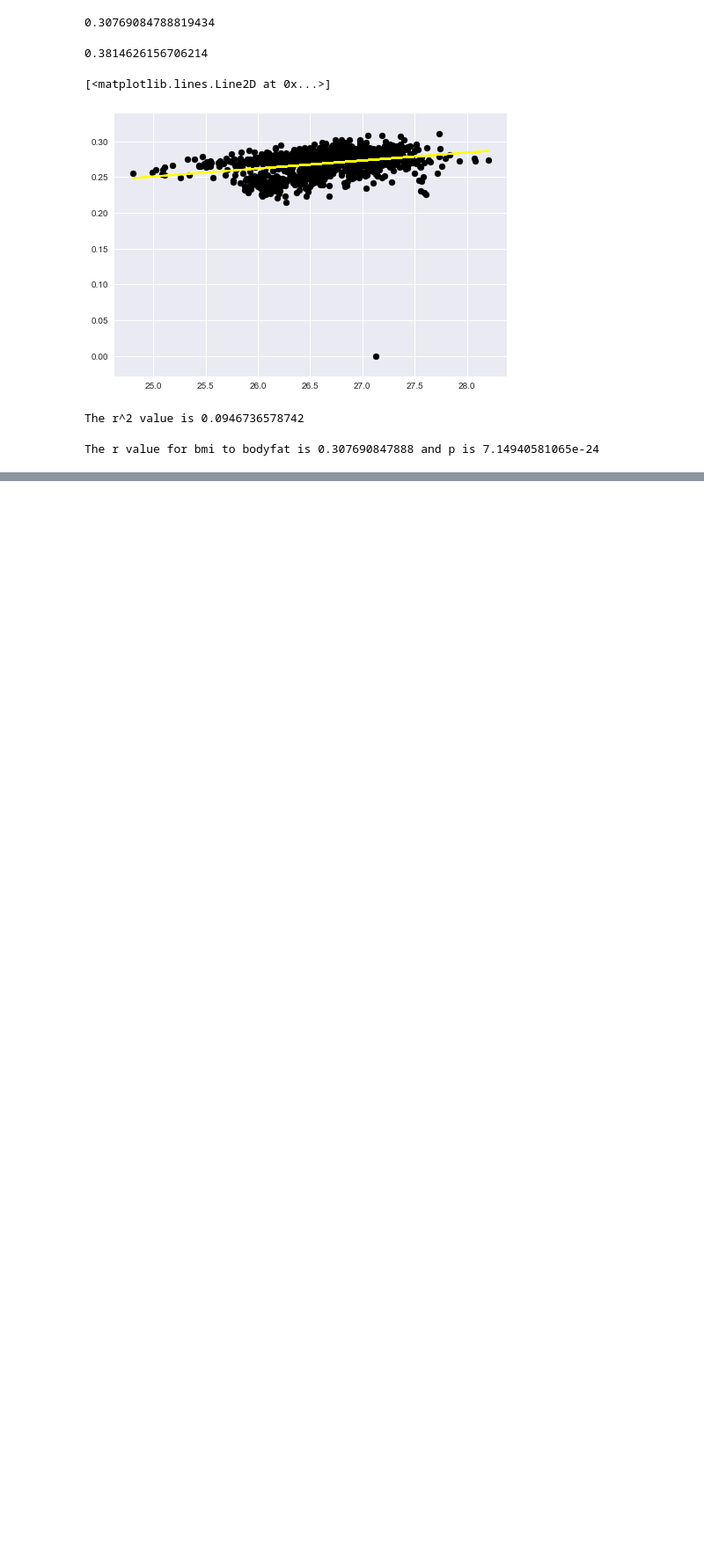
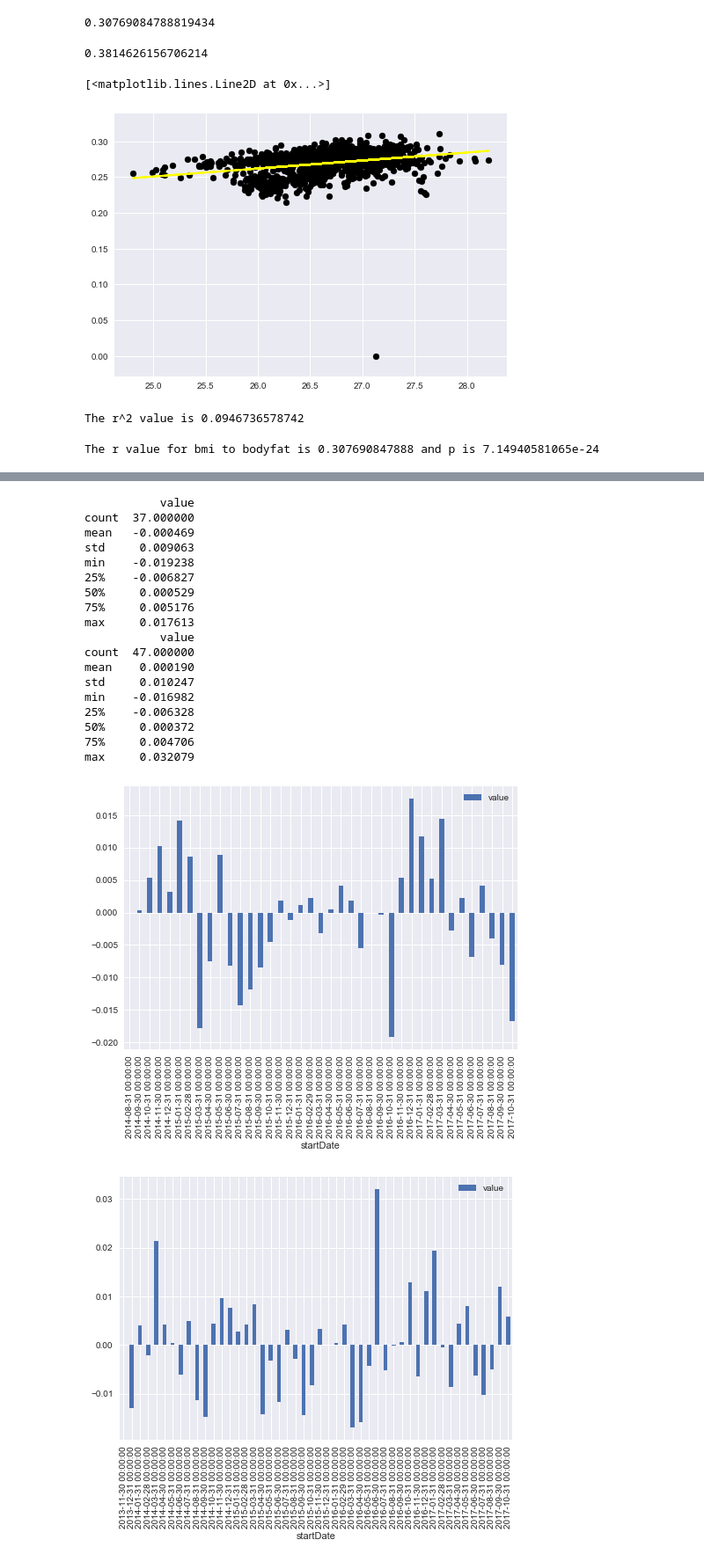
Before and after one commit to OngoDSS/Notebooks, a Jupyter notebook: sebastian_ongo.ipynb, the cells around one changed output, grey strips where cells are left out. Shown: that part at 88% size. Cells and saved outputs as stored; diff of their text form; code cells hidden in the pictures; blank space fills up the shorter version.

```diff
--- a/sebastian_ongo.ipynb
+++ b/sebastian_ongo.ipynb
@@ -275,0 +251,3 @@ The r and p values for health-bmi and health-step-count are: r = 0.0563164419781
+# %%
+for owner in bmi_means:
+    print('Owner {} has monthly BMI mean of {}'.format(owner, bmi_means[owner]))
@@ -275,0 +257,29 @@ The r and p values for health-bmi and health-step-count are: r = 0.0563164419781
+# %%
+# pct_change slope comparison of each bmi
+for owner in bmi['owner'].unique():
+    data_by_owner = bmi[bmi['owner'] == owner][['value']]
+    resampled_data = data_by_owner.resample('M').mean().pct_change()
+    resampled_data.plot(kind='bar')
+    print(resampled_data.describe())
+    mean = resampled_data.describe().loc['mean', 'value']
+# %% [output]
+           value
+count  37.000000
+mean   -0.000469
+std     0.009063
+min    -0.019238
+25%    -0.006827
+50%     0.000529
+75%     0.005176
+max     0.017613
+           value
+count  47.000000
+mean    0.000190
+std     0.010247
+min    -0.016982
+25%    -0.006328
+50%     0.000372
+75%     0.004706
+max     0.032079
+[figure, added]
+[figure, added]
```
Also changed, not shown: parts of 14 cells of this notebook, 1 other file.
